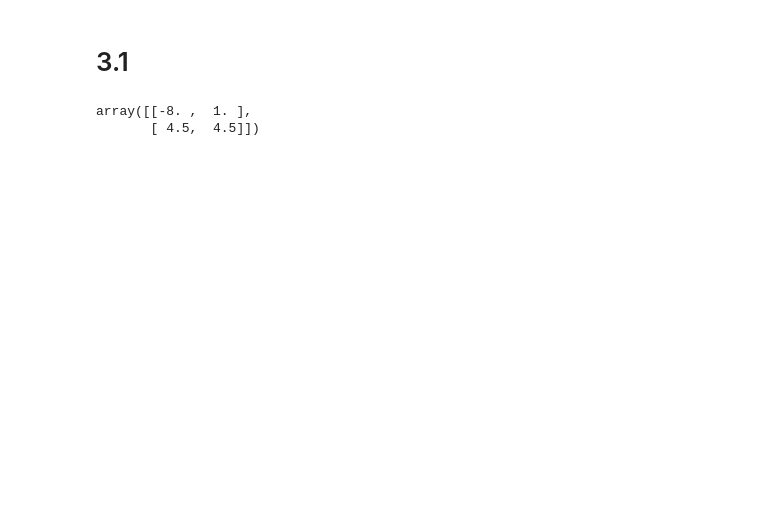
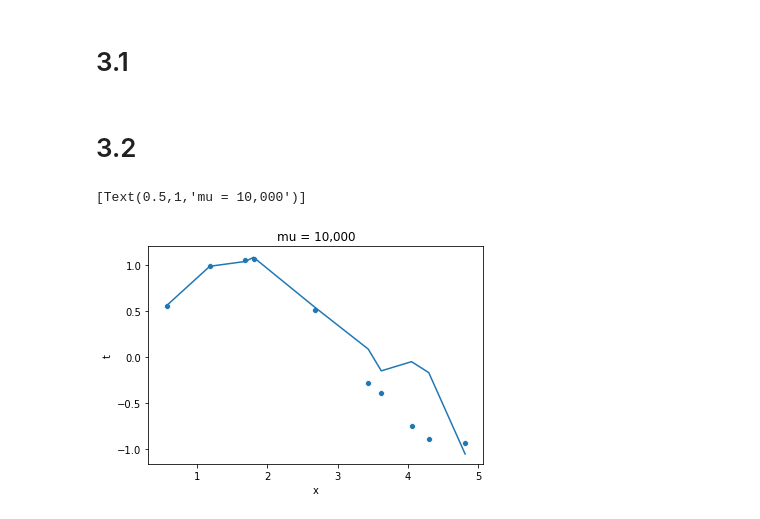
Before and after one commit to WyattGMadden/mathematics_of_machine_learning_group_19, a Jupyter notebook: labs/lab_4/Lab 4 - Wyatt Madden & Dan Crowley.ipynb, the cells around one changed output. Saved outputs shown, nothing was run; the diff lists cells and outputs as text; code cells hidden in the pictures; blank space fills up the shorter version.

```diff
--- a/labs/lab_4/Lab 4 - Wyatt Madden & Dan Crowley.ipynb
+++ b/labs/lab_4/Lab 4 - Wyatt Madden & Dan Crowley.ipynb
@@ -35,7 +36,14 @@ from hat_basis import *
 #    functions which is the maximum likelihood learned model.
 
 def lsefit(x, t, params, func, mu):
-    eval_basis(params, x)
+    design_matrix = better_eval_basis(params = params,
+                                      func = func,
+                                      xeval = x)
+
+    w_hat = lg.inv(np.dot(np.transpose(design_matrix), design_matrix) +
+                   np.identity(design_matrix.shape[1])*(1/mu**2))
+    w = np.dot(w_hat, np.dot(np.transpose(design_matrix), t))
+    return w
 # %%
 lab_4_dat = scipy.loadmat('/Users/wyattmadden/Documents/school/' +
                            'MSU/2020/spring/m508/lab_info/lab_4/simple.mat',
@@ -43,8 +51,26 @@ lab_4_dat = scipy.loadmat('/Users/wyattmadden/Documents/school/' +
 
 x = lab_4_dat['x']
 t = lab_4_dat['t']
-# %%
-gauss_basis(1, 10, 2)
-# %% [output]
-array([[-8. ,  1. ],
-       [ 4.5,  4.5]])
+# %% [markdown]
+# 3.2
+# %%
+hat_ten_10000 = lsefit(x = x,
+                       t = t,
+                       params = hat_basis(0, 2*np.pi, len(x)),
+                       func = func_hat,
+                       mu = 10**5)
+
+hat_df = {'hat_ten_10000': np.dot(np.transpose(hat_ten_10000),
+                                  np.transpose(better_eval_basis(hat_basis(0, 2*np.pi, len(x)),
+                                                                 func_hat,
+                                                                 x))),
+         'x': x,
+         't': t}
+
+hat_df = pd.DataFrame(hat_df)
+
+sns.lineplot(x = "x", y = "hat_ten_10000", data = hat_df)
+sns.scatterplot(x = "x", y = "t", data = hat_df).set(title = "mu = 10,000")
+# %% [output]
+[Text(0.5,1,'mu = 10,000')]
+[figure, added]
```
Also changed, not shown: parts of 16 cells of this notebook, 16 other files.
